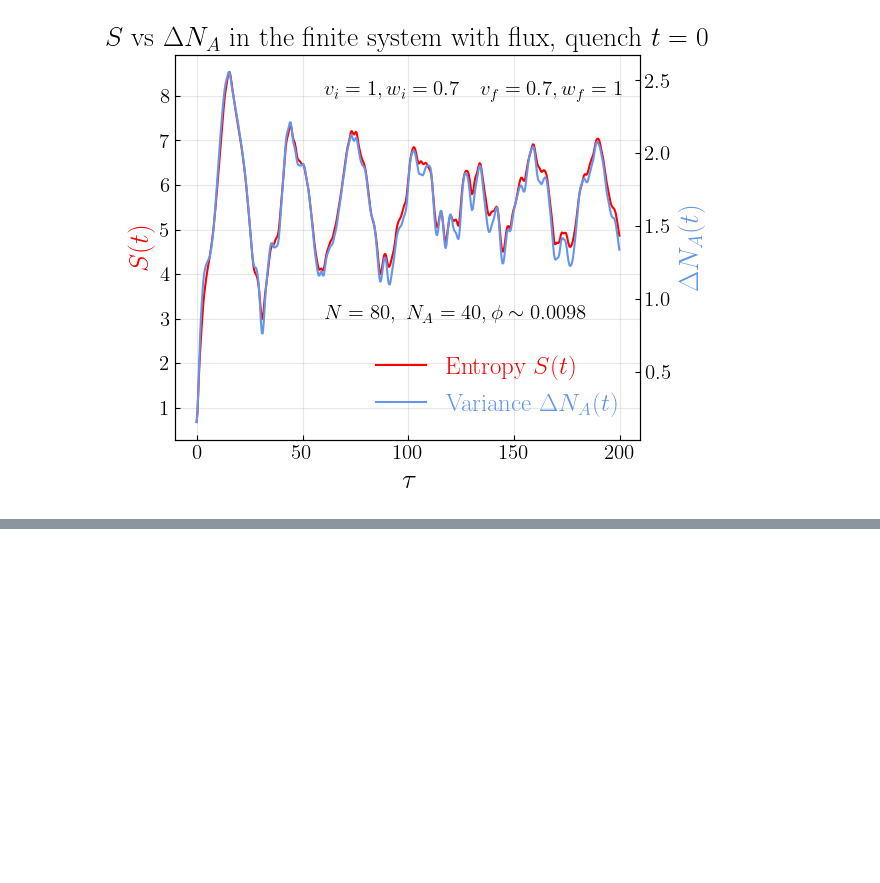
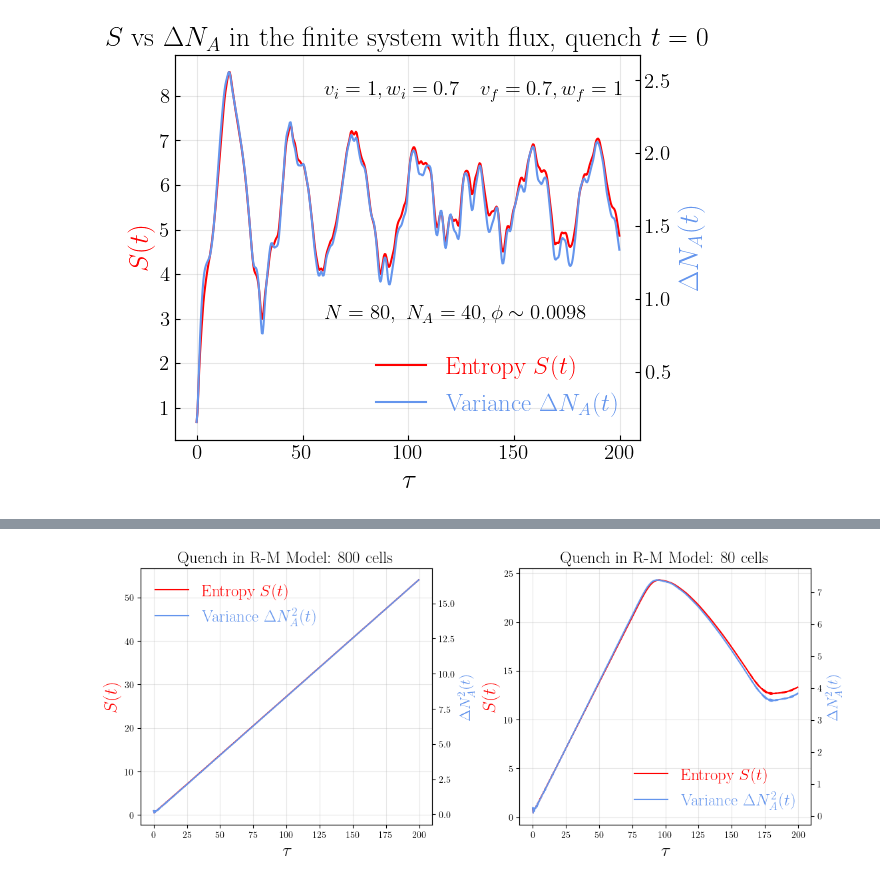
Before and after one commit to artalink7/SSH-Analysis, a Jupyter notebook: plot/plots.ipynb, the cells around one changed output, grey strips where cells are left out. Drawn from its saved outputs; the diff is of its cells as text; code cells hidden in the pictures; blank space fills up the shorter version.

```diff
--- a/plot/plots.ipynb
+++ b/plot/plots.ipynb
@@ -1375,0 +1605,4 @@ comparison_data_entropy_vs_var_quench_flux()
+# %%
+plot_quench_RM_quench_on_stag_gapless_to_gapped_80cells_and_800cells()
+# %% [output]
+[figure, added]
```
Also changed, not shown: parts of 8 cells of this notebook, 2 other files.
